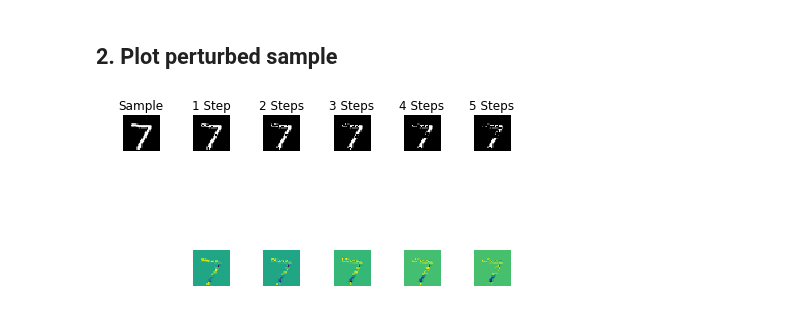
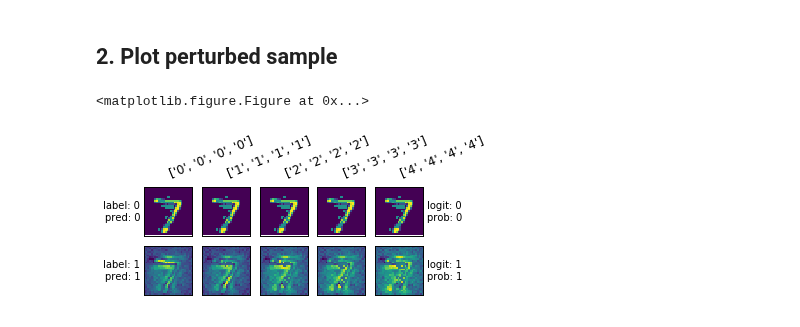
Before and after one commit to albermax/innvestigate, a Jupyter notebook: examples/notebooks/mnist_perturbation.ipynb, the cells around one changed output. Cells and saved outputs as stored; diff of their text form; code cells hidden in the pictures.

Commit message:
Image grid in perturbation nb.

```diff
--- a/examples/notebooks/mnist_perturbation.ipynb
+++ b/examples/notebooks/mnist_perturbation.ipynb
@@ -15,6 +15,9 @@ As a reference, see: **Samek, Wojciech, et al.** "Evaluating the visualization o
 # %% [markdown]
 # Prepare the model, analyzers and data
 # %%
+import warnings
+warnings.simplefilter('ignore')
+
 import imp
 import keras.backend
 import keras.models
@@ -28,16 +31,14 @@ from keras.models import Model
 from keras.optimizers import RMSprop
 
 import innvestigate
+import innvestigate.applications
+import innvestigate.applications.mnist
 import innvestigate.utils as iutils
-import innvestigate.utils.tests.networks.base
 import innvestigate.utils.visualizations as ivis
 
 from innvestigate.tools import Perturbation, PerturbationAnalysis
 
-base_dir = ".."
-eutils = imp.load_source("utils", os.path.join(base_dir, "utils.py"))
-mnistutils = imp.load_source("utils_mnist", os.path.join(base_dir, "utils_mnist.py"))
-
-keras.backend.set_image_data_format("channels_first")
+eutils = imp.load_source("utils", "../utils.py")
+mnistutils = imp.load_source("utils_mnist", "../utils_mnist.py")
 # %% [output]
 Using TensorFlow backend.
@@ -126,0 +47,4 @@ generator = iutils.BatchSequence([x_test, y_test], batch_size=batch_size)
+# %%
+channels_first = keras.backend.image_data_format() == "channels_first"
+data = mnistutils.fetch_data(channels_first) #returns x_train, y_train, x_test, y_test as numpy.ndarray
+num_classes = len(np.unique(data[1]))
@@ -203,24 +179,29 @@ Scores:
 # %%
 steps = 5
 
 plt.figure()
 plt.subplot(2, steps + 1, 1)
 plt.imshow(np.squeeze(test_sample), cmap="Greys_r")
 plt.axis("off")
 plt.title("Sample")
 
+
+samples = list()
+analyses = list()
+row_labels = list()  # TODO
+col_labels = list()  # TODO
 for i in range(steps):
     test_sample, analysis = perturbation_analysis.compute_on_batch(test_sample, return_analysis=True)
+    samples.append(np.squeeze(test_sample))
+    analyses.append(np.squeeze(analysis))
 
-    plt.subplot(2, steps + 1, i + 2)
-    plt.imshow(np.squeeze(test_sample), cmap="Greys_r")
-    plt.title("{} Step{}".format(i + 1, "" if i == 0 else "s"))
-    plt.axis("off")
+grid = [samples, analyses]
+# TODO
+row_labels = [[str(i) for j in range(4)] for i in range(steps)]
+col_labels = [[str(i) for j in range(4)] for i in range(steps)]
 
-    plt.subplot(2, steps + 1, i + 2 + (steps + 1))
-    plt.imshow(np.squeeze(analysis))
-    plt.axis("off")
-plt.tight_layout()  # Takes care of spaces between subfigures
+eutils.plot_image_grid(grid, row_labels, col_labels)
 plt.show()
 # %% [output]
+<matplotlib.figure.Figure at 0x...>
-[figure, old version]
+[figure, new version]
```
Also changed, not shown: parts of 8 cells of this notebook.
